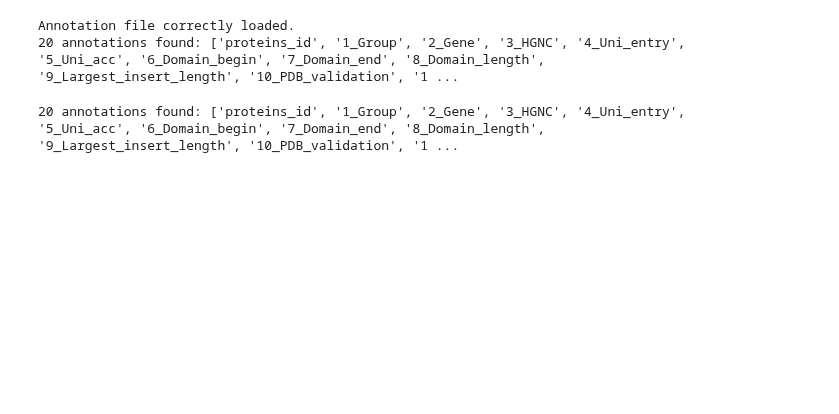
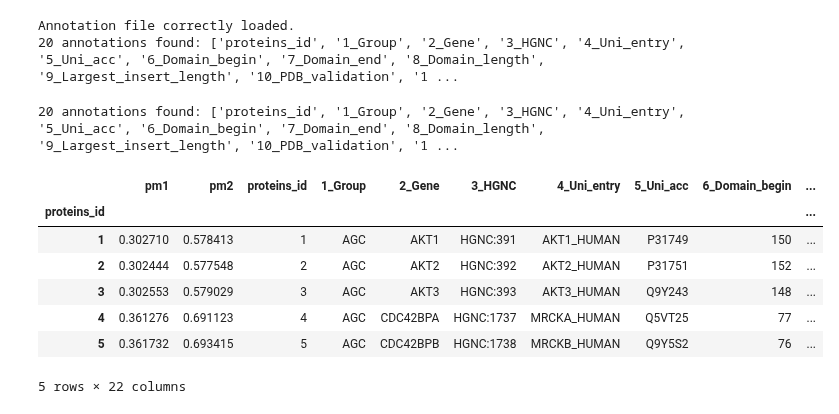
Before and after one commit to HugoBrtn/PoincareMSA, a Jupyter notebook: examples/kinases/test_ajout_point_2.ipynb, the cells around one changed output. Saved outputs shown, nothing was run; the diff lists cells and outputs as text; code cells hidden in the pictures; blank space fills up the shorter version.

```diff
--- a/examples/kinases/test_ajout_point_2.ipynb
+++ b/examples/kinases/test_ajout_point_2.ipynb
@@ -315,6 +311,17 @@ df_embedding = read_embeddings(path_embedding_new, path_annotation, withroot=Fal
 print(f"{len(annotation_names)} annotations found: {annotation_names}.")
 # %% [output]
 20 annotations found: ['proteins_id', '1_Group', '2_Gene', '3_HGNC', '4_Uni_entry', '5_Uni_acc', '6_Domain_begin', '7_Domain_end', '8_Domain_length', '9_Largest_insert_length', '10_PDB_validation', '1 ...
+# %%
+df_embedding.head()
+# %% [output]
+|  | pm1 | pm2 | proteins_id | 1_Group | 2_Gene | 3_HGNC | 4_Uni_entry | 5_Uni_acc | 6_Domain_begin | ... |
+| proteins_id |  |  |  |  |  |  |  |  |  | ... |
+| 1 | 0.302710 | 0.578413 | 1 | AGC | AKT1 | HGNC:391 | AKT1_HUMAN | P31749 | 150 | ... |
+| 2 | 0.302444 | 0.577548 | 2 | AGC | AKT2 | HGNC:392 | AKT2_HUMAN | P31751 | 152 | ... |
+| 3 | 0.302553 | 0.579029 | 3 | AGC | AKT3 | HGNC:393 | AKT3_HUMAN | Q9Y243 | 148 | ... |
+| 4 | 0.361276 | 0.691123 | 4 | AGC | CDC42BPA | HGNC:1737 | MRCKA_HUMAN | Q5VT25 | 77 | ... |
+| 5 | 0.361732 | 0.693415 | 5 | AGC | CDC42BPB | HGNC:1738 | MRCKB_HUMAN | Q9Y5S2 | 76 | ... |
+5 rows × 22 columns
 # %%
 # Construction of custom color palette
 kinase_palette = {'NEW_POINT_1' : 'red', "Other" : "black", "Used" : "blue"}
```
Also changed, not shown: parts of 7 cells of this notebook, 6 other files.
